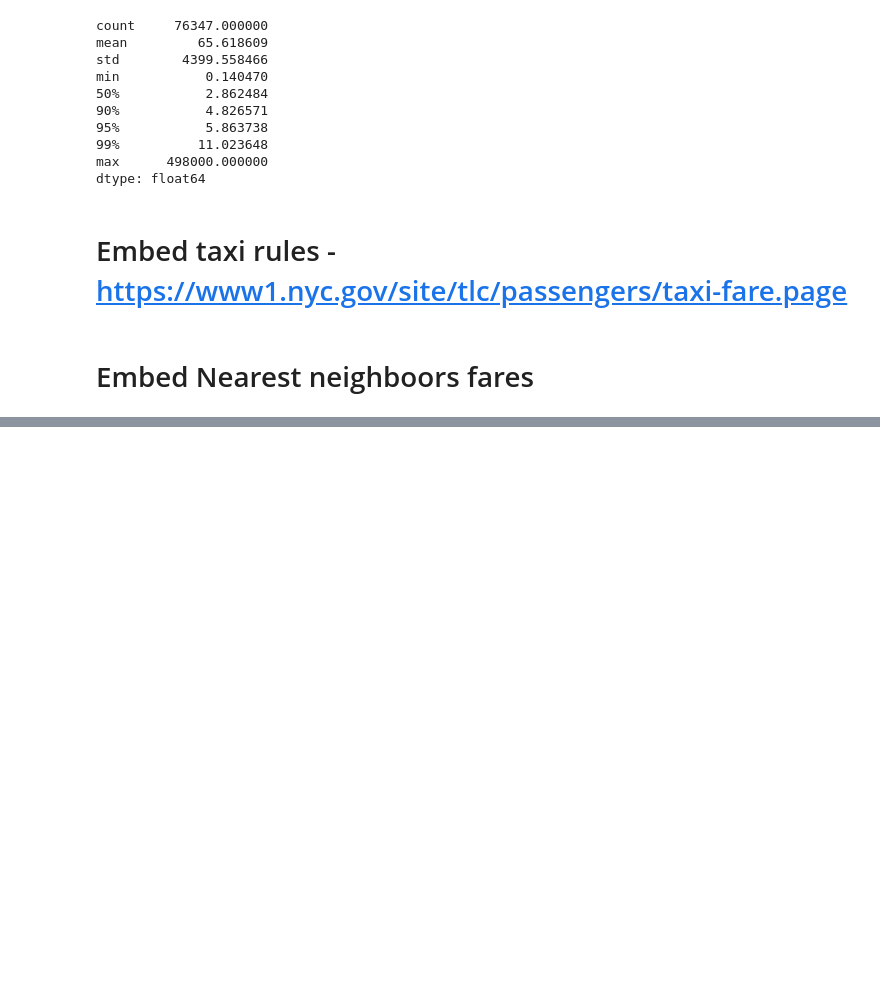
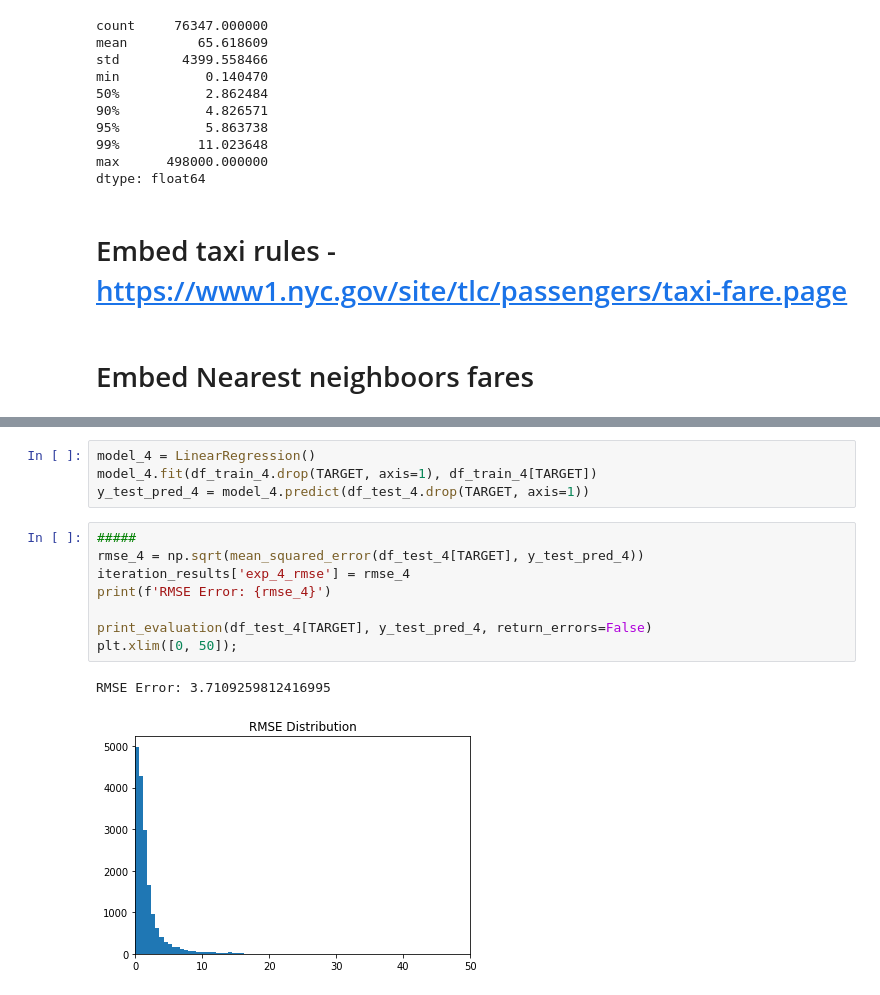
Before and after one commit to caiomiyashiro/geospatial_data_analysis, a Jupyter notebook: AMLD-2020/AMLD_2020.ipynb, the cells around one changed output, grey strips where cells are left out. Saved outputs shown, nothing was run; the diff lists cells and outputs as text; blank space fills up the shorter version.

```diff
--- a/AMLD-2020/AMLD_2020.ipynb
+++ b/AMLD-2020/AMLD_2020.ipynb
@@ -777,3 +752,18 @@ RMSE Error 19: 4.459550495563357
+# %%
+model_4 = LinearRegression()
+model_4.fit(df_train_4.drop(TARGET, axis=1), df_train_4[TARGET])
+y_test_pred_4 = model_4.predict(df_test_4.drop(TARGET, axis=1))
+# %%
+#####
+rmse_4 = np.sqrt(mean_squared_error(df_test_4[TARGET], y_test_pred_4))
+iteration_results['exp_4_rmse'] = rmse_4
+print(f'RMSE Error: {rmse_4}')
+
+print_evaluation(df_test_4[TARGET], y_test_pred_4, return_errors=False)
+plt.xlim([0, 50]);
+# %% [output]
+RMSE Error: 3.7109259812416995
+[figure, added]
 # %%
 iteration_results
 # %% [output]
```
Also changed, not shown: parts of 8 cells of this notebook.
